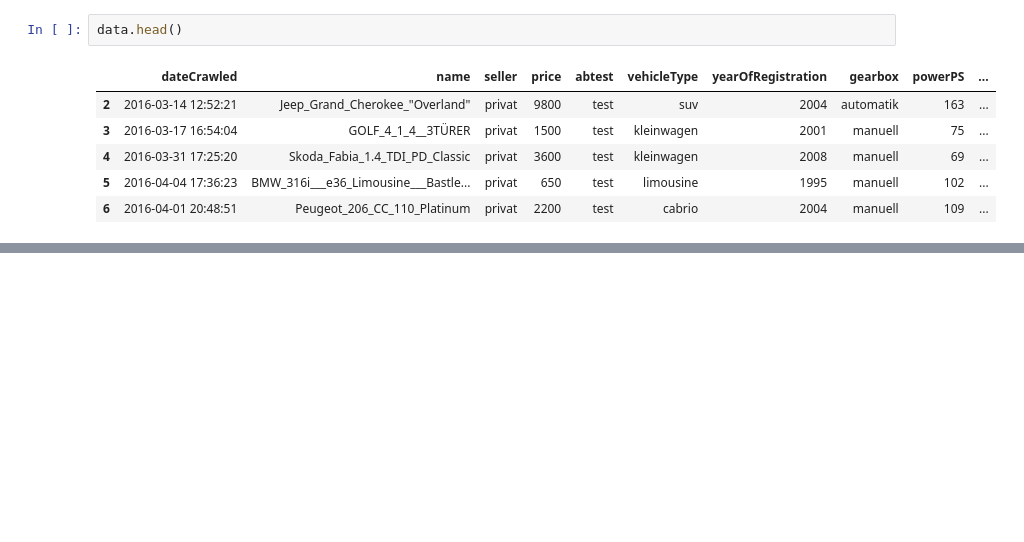
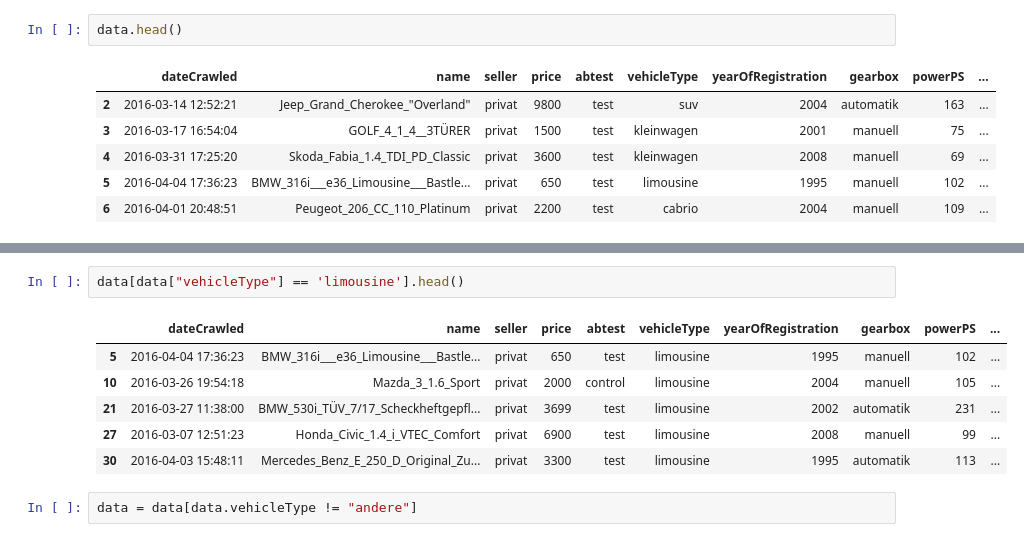
Before and after one commit to leakyfreezer/UsedCarPrice, a Jupyter notebook: ebay/cleaning_ebay.ipynb, the cells around one changed output, grey strips where cells are left out. Drawn from its saved outputs; the diff is of its cells as text; blank space fills up the shorter version.

```diff
--- a/ebay/cleaning_ebay.ipynb
+++ b/ebay/cleaning_ebay.ipynb
@@ -206,0 +206,11 @@ Name: count, dtype: int64
+# %%
+data[data["vehicleType"] == 'limousine'].head()
+# %% [output]
+|  | dateCrawled | name | seller | price | abtest | vehicleType | yearOfRegistration | gearbox | powerPS | ... |
+| 5 | 2016-04-04 17:36:23 | BMW_316i___e36_Limousine___Bastle... | privat | 650 | test | limousine | 1995 | manuell | 102 | ... |
+| 10 | 2016-03-26 19:54:18 | Mazda_3_1.6_Sport | privat | 2000 | control | limousine | 2004 | manuell | 105 | ... |
+| 21 | 2016-03-27 11:38:00 | BMW_530i_TÜV_7/17_Scheckheftgepfl... | privat | 3699 | test | limousine | 2002 | automatik | 231 | ... |
+| 27 | 2016-03-07 12:51:23 | Honda_Civic_1.4_i_VTEC_Comfort | privat | 6900 | test | limousine | 2008 | manuell | 99 | ... |
+| 30 | 2016-04-03 15:48:11 | Mercedes_Benz_E_250_D_Original_Zu... | privat | 3300 | test | limousine | 1995 | automatik | 113 | ... |
+# %%
+data = data[data.vehicleType != "andere"]
```
Also changed, not shown: parts of 15 cells of this notebook, 4 other files.
